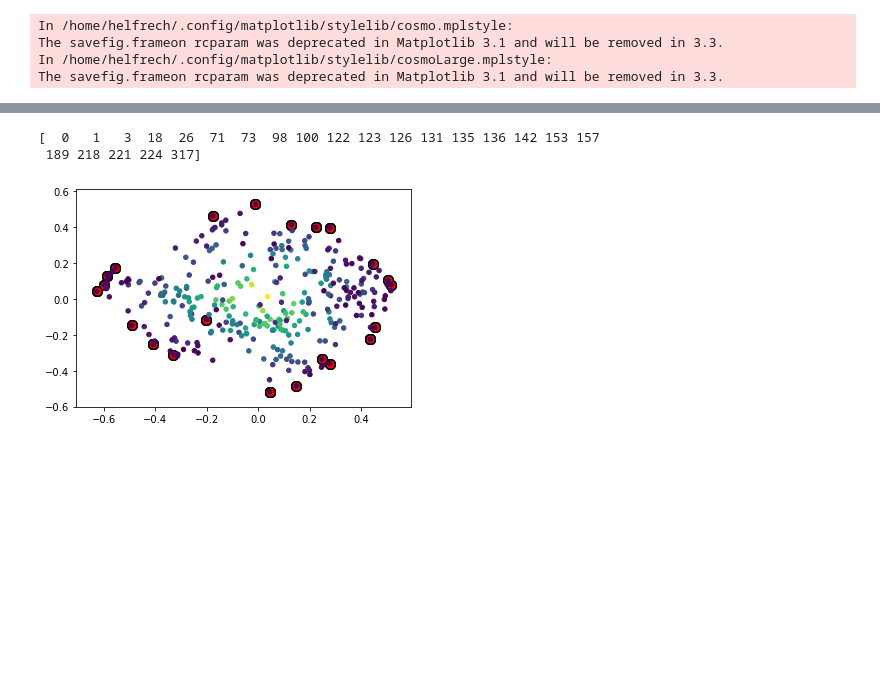
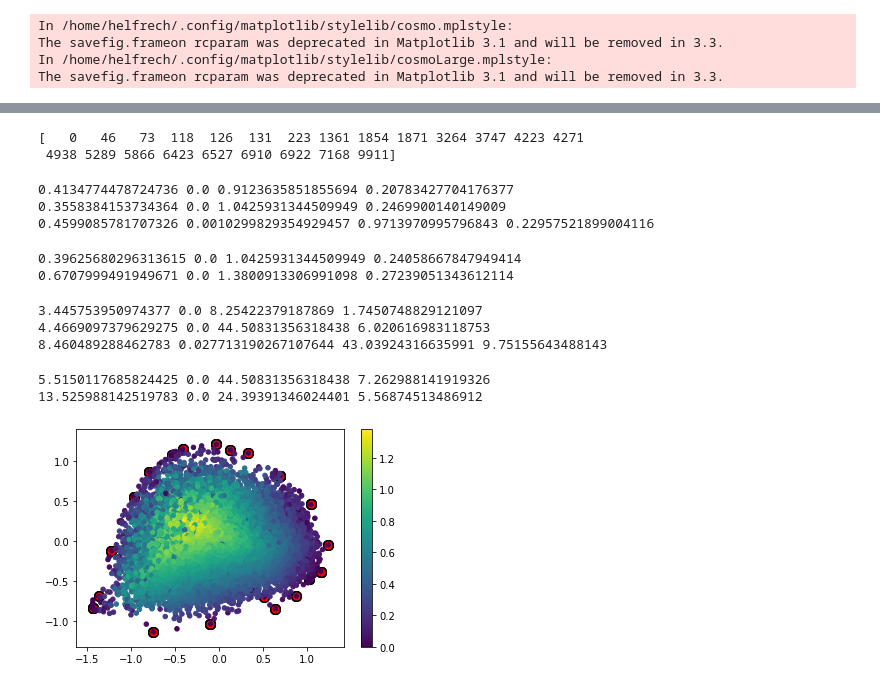
Before and after one commit to bhelfrecht/zeolites_iza-deem, a Jupyter notebook: Scripts/gch.ipynb, the cells around one changed output, grey strips where cells are left out. Saved outputs shown, nothing was run; the diff lists cells and outputs as text; code cells hidden in the pictures; blank space fills up the shorter version.

```diff
--- a/Scripts/gch.ipynb
+++ b/Scripts/gch.ipynb
@@ -321,6 +281,10 @@ print(vprobprune.shape)
 # Hull distances
 gch_vertices = np.nonzero(vprobprune[-1])[0]
 print(gch_vertices)
+
+vertices = np.zeros(T.shape[0], dtype=int)
+vertices[gch_vertices] = 1
+
 e_gch = energies[gch_vertices]
 T_gch = T[gch_vertices, :]
 
@@ -328,18 +292,43 @@ eT = np.hstack((e_gch[:, np.newaxis], T_gch))
 eT_all = np.hstack((energies[:, np.newaxis], T))
 vertex_hull = ConvexHull(eT[:, 0:ndim])
 
-d = np.matmul(eT_all[:, 0:ndim], vertex_hull.equations[:, 0:-1].T) + vertex_hull.equations[:, -1]
-de = d / vertex_hull.equations[:, 0]
+# Omit simplices on the "top" of the GCH
+vertex_hull_facets = np.delete(vertex_hull.equations,
+                               np.nonzero(vertex_hull.equations[:, 0] > 0.0),
+                               axis=0)
+
+d = -(np.matmul(eT_all[:, 0:ndim], vertex_hull_facets[:, 0:-1].T) + vertex_hull_facets[:, -1])
+de = -d / vertex_hull_facets[:, 0]
 d = np.amin(np.abs(d), axis=1)
 de = np.amin(np.abs(de), axis=1)
-
-for vertex_simplex in vertex_hull.simplices:
-    plt.scatter(T_gch[vertex_simplex, 0], T_gch[vertex_simplex, 1], c='k', s=100)
-
-plt.scatter(T_gch[vertex_hull.vertices,0], T_gch[vertex_hull.vertices,1], c='r', s=50)
-plt.scatter(T[:,0], T[:,1], c=d, cmap='viridis', s=20)
-plt.show()
 # %% [output]
-[  0   1   3  18  26  71  73  98 100 122 123 126 131 135 136 142 153 157
- 189 218 221 224 317]
+[   0   46   73  118  126  131  223 1361 1854 1871 3264 3747 4223 4271
+ 4938 5289 5866 6423 6527 6910 6922 7168 9911]
-[figure, removed]
+# %%
+for i in range(0, np.amax(cantons_iza)):
+    selection = np.nonzero(cantons_iza == i+1)
+    print(np.mean(d[selection]), np.amin(d[selection]), np.amax(d[selection]), np.std(d[selection]))
+# %% [output]
+0.4134774478724736 0.0 0.9123635851855694 0.20783427704176377
+0.3558384153734364 0.0 1.0425931344509949 0.2469900140149009
+0.4599085781707326 0.0010299829354929457 0.9713970995796843 0.22957521899004116
+# %%
+print(np.mean(d[0:225]), np.amin(d[0:225]), np.amax(d[0:225]), np.std(d[0:225]))
+print(np.mean(d[225:]), np.amin(d[225:]), np.amax(d[225:]), np.std(d[225:]))
+# %% [output]
+0.39625680296313615 0.0 1.0425931344509949 0.24058667847949414
+0.6707999491949671 0.0 1.3800913306991098 0.27239051343612114
+# %%
+for i in range(0, np.amax(cantons_iza)):
+    selection = np.nonzero(cantons_iza == i+1)
+    print(np.mean(de[selection]), np.amin(de[selection]), np.amax(de[selection]), np.std(de[selection]))
+# %% [output]
+3.445753950974377 0.0 8.25422379187869 1.7450748829121097
+4.4669097379629275 0.0 44.50831356318438 6.020616983118753
+8.460489288462783 0.027713190267107644 43.03924316635991 9.75155643488143
+# %%
+print(np.mean(de[0:225]), np.amin(de[0:225]), np.amax(de[0:225]), np.std(de[0:225]))
+print(np.mean(de[225:]), np.amin(de[225:]), np.amax(de[225:]), np.std(de[225:]))
+# %% [output]
+5.5150117685824425 0.0 44.50831356318438 7.262988141919326
+13.525988142519783 0.0 24.39391346024401 5.56874513486912
@@ -345,0 +343,10 @@ plt.show()
+# %%
+for vertex_simplex in vertex_hull.simplices:
+    plt.scatter(T_gch[vertex_simplex, 0], T_gch[vertex_simplex, 1], c='k', s=100)
+
+plt.scatter(T_gch[vertex_hull.vertices,0], T_gch[vertex_hull.vertices,1], c='r', s=50)
+plt.scatter(T[:,0], T[:,1], c=d, cmap='viridis', s=20)
+plt.colorbar()
+plt.show()
+# %% [output]
+[figure, added]
```
Also changed, not shown: parts of 59 cells of this notebook, 1 other file.
